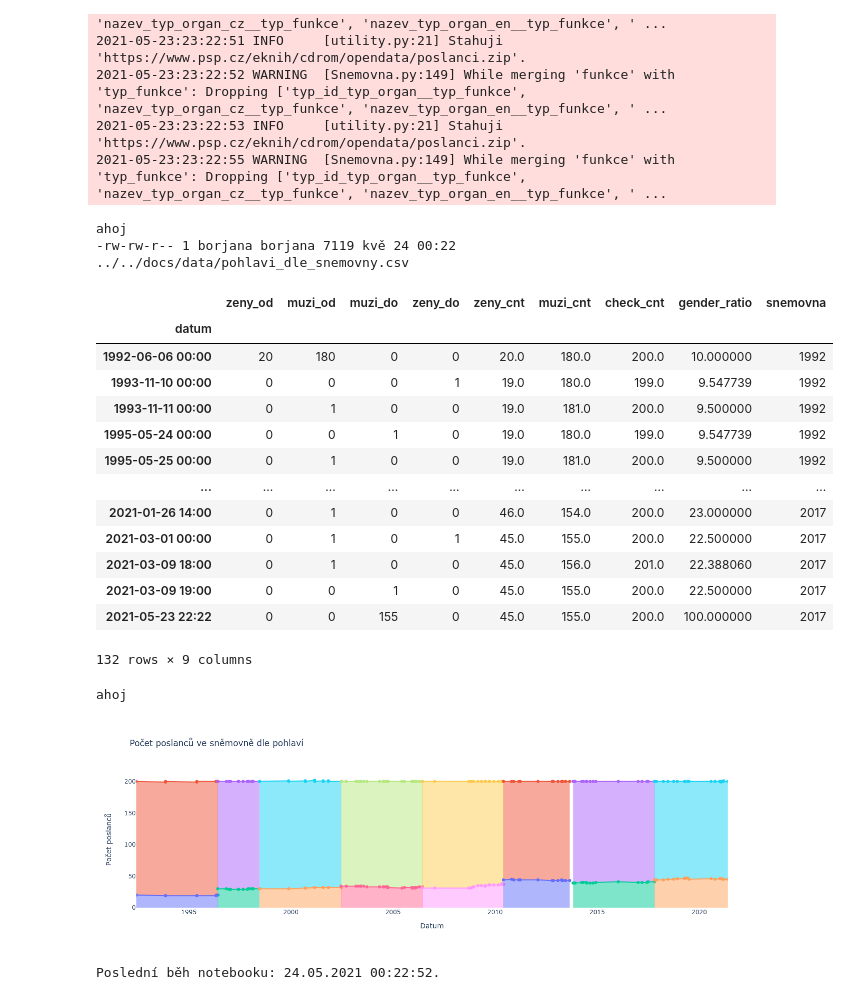
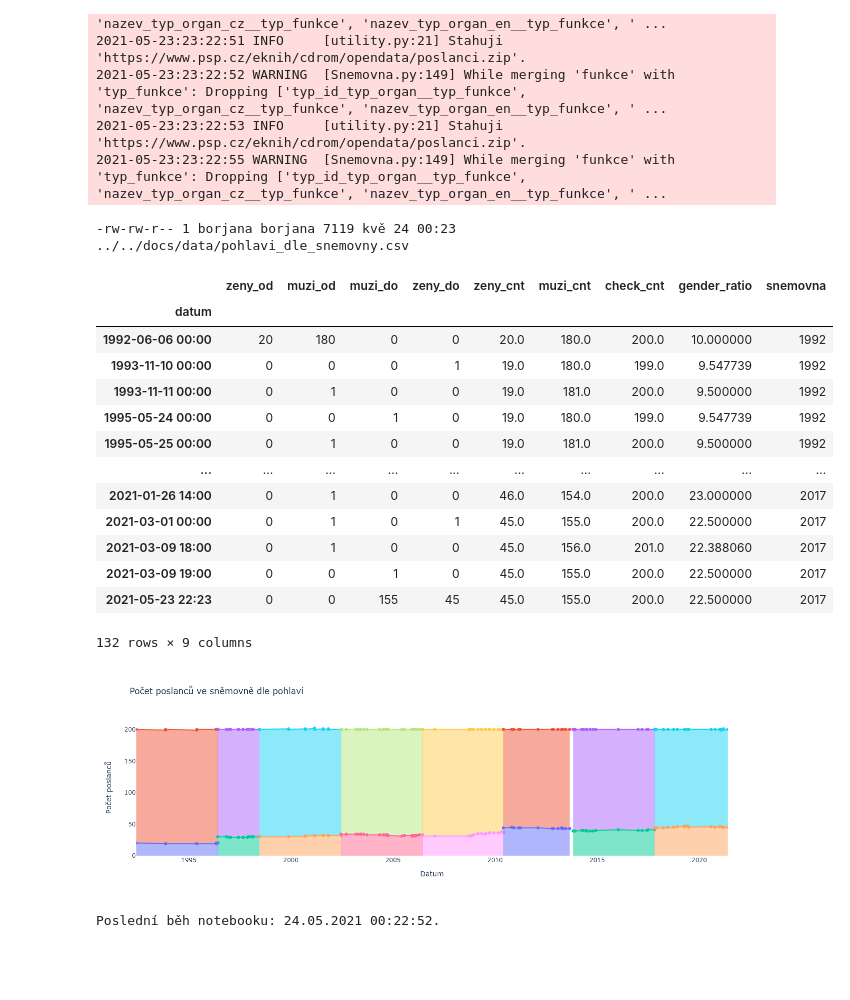
Before and after one commit to parlamentikon/parlamentikon, a Jupyter notebook: notebooks/Poslanci.src.ipynb, the cells around one changed output. Cells and saved outputs as stored; diff of their text form; code cells hidden in the pictures; blank space fills up the shorter version.

Commit message:
check the last nan index value

```diff
--- a/notebooks/Poslanci.src.ipynb
+++ b/notebooks/Poslanci.src.ipynb
@@ -128,7 +128,7 @@ def pohlavi_dle_snemovny(snemovna):
     x = poslanci[snemovna]
 
     zeny_od = x[x.pohlavi == 'žena'].groupby('od_parlament').size().to_frame('zeny_od').rename_axis(index={'od_parlament': 'datum'})
-    zeny_do = x[x.pohlavi == 'žena'].groupby('do_parlament').size().to_frame('zeny_do').rename_axis(index={'do_parlament': 'datum'})
+    zeny_do = x[x.pohlavi == 'žena'].groupby('do_parlament', dropna=False).size().to_frame('zeny_do').rename_axis(index={'do_parlament': 'datum'})
     #zeny_do.index = zeny_do.index.fillna(pd.to_datetime("now"))
     if snemovna < 2002:
         zeny_do.index = zeny_do.index.shift(1, freq='D')
@@ -168,33 +168,32 @@ def pohlavi_dle_snemovny(snemovna):
 # %%
 podily = []
 for snemovna in snemovny:
     podily.append(pohlavi_dle_snemovny(snemovna))
 
 podily_df = pd.concat(podily, join='outer')
 podily_df.index = podily_df.index.strftime("%Y-%m-%d %H:%M")
 
-! mkdir -p "../../docs/data"
-export_path = "../../docs/data/pohlavi_dle_snemovny.csv"
+! mkdir -p "../docs/data"
+export_path = "../docs/data/pohlavi_dle_snemovny.csv"
 podily_df.to_csv(export_path)
 ! ls -l {export_path}
 
 podily_df
 # %% [output]
-ahoj
--rw-rw-r-- 1 borjana borjana 7119 kvě 24 00:22 ../../docs/data/pohlavi_dle_snemovny.csv
+-rw-rw-r-- 1 borjana borjana 7119 kvě 24 00:23 ../../docs/data/pohlavi_dle_snemovny.csv
 |  | zeny_od | muzi_od | muzi_do | zeny_do | zeny_cnt | muzi_cnt | check_cnt | gender_ratio | snemovna |
 | datum |  |  |  |  |  |  |  |  |  |
 | 1992-06-06 00:00 | 20 | 180 | 0 | 0 | 20.0 | 180.0 | 200.0 | 10.000000 | 1992 |
 | 1993-11-10 00:00 | 0 | 0 | 0 | 1 | 19.0 | 180.0 | 199.0 | 9.547739 | 1992 |
 | 1993-11-11 00:00 | 0 | 1 | 0 | 0 | 19.0 | 181.0 | 200.0 | 9.500000 | 1992 |
 | 1995-05-24 00:00 | 0 | 0 | 1 | 0 | 19.0 | 180.0 | 199.0 | 9.547739 | 1992 |
 | 1995-05-25 00:00 | 0 | 1 | 0 | 0 | 19.0 | 181.0 | 200.0 | 9.500000 | 1992 |
 | ... | ... | ... | ... | ... | ... | ... | ... | ... | ... |
 | 2021-01-26 14:00 | 0 | 1 | 0 | 0 | 46.0 | 154.0 | 200.0 | 23.000000 | 2017 |
 | 2021-03-01 00:00 | 0 | 1 | 0 | 1 | 45.0 | 155.0 | 200.0 | 22.500000 | 2017 |
 | 2021-03-09 18:00 | 0 | 1 | 0 | 0 | 45.0 | 156.0 | 201.0 | 22.388060 | 2017 |
 | 2021-03-09 19:00 | 0 | 0 | 1 | 0 | 45.0 | 155.0 | 200.0 | 22.500000 | 2017 |
-| 2021-05-23 22:22 | 0 | 0 | 155 | 0 | 45.0 | 155.0 | 200.0 | 100.000000 | 2017 |
+| 2021-05-23 22:23 | 0 | 0 | 155 | 45 | 45.0 | 155.0 | 200.0 | 22.500000 | 2017 |
 132 rows × 9 columns
 # %%
 fig = go.Figure()
@@ -236,7 +235,6 @@ fig.update_layout(layout)
 fig.update_layout(showlegend=False)
 fig.show()
 # %% [output]
-ahoj
 [figure]
 # %%
 print(f"Poslední běh notebooku: {datetime.now().strftime('%d.%m.%Y %H:%M:%S')}.")
```
